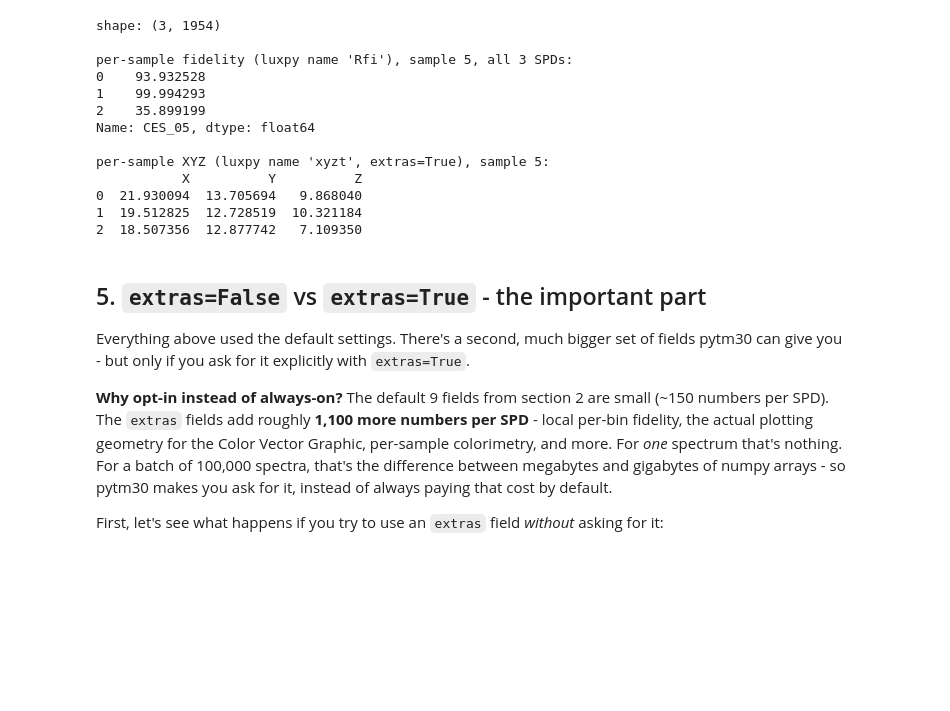
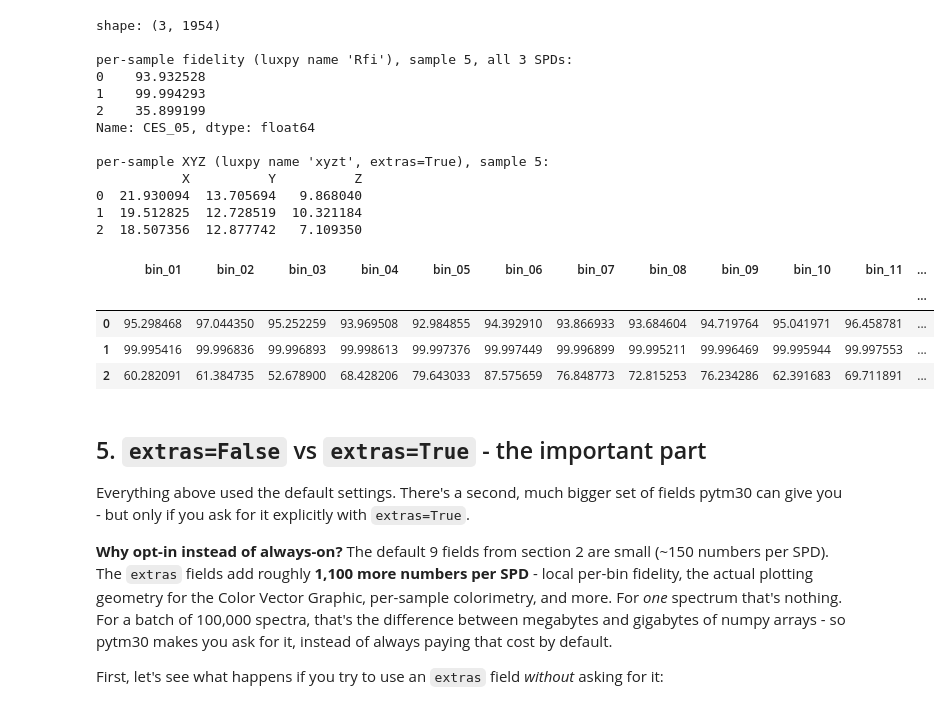
Before and after one commit to xylophoneengine/PyTM30, a Jupyter notebook: notebooks/pytm30_tutorial.ipynb, the cells around one changed output. Drawn from its saved outputs; the diff is of its cells as text; code cells hidden in the pictures; blank space fills up the shorter version.

```diff
--- a/notebooks/pytm30_tutorial.ipynb
+++ b/notebooks/pytm30_tutorial.ipynb
@@ -181,6 +181,14 @@ per-sample XYZ (luxpy name 'xyzt', extras=True), sample 5:
 0  21.930094  13.705694   9.868040
 1  19.512825  12.728519  10.321184
 2  18.507356  12.877742   7.109350
+# %%
+mi_df["Rfhj"]
+# %% [output]
+|  | bin_01 | bin_02 | bin_03 | bin_04 | bin_05 | bin_06 | bin_07 | bin_08 | bin_09 | bin_10 | bin_11 | ... |
+|  |  |  |  |  |  |  |  |  |  |  |  | ... |
+| 0 | 95.298468 | 97.044350 | 95.252259 | 93.969508 | 92.984855 | 94.392910 | 93.866933 | 93.684604 | 94.719764 | 95.041971 | 96.458781 | ... |
+| 1 | 99.995416 | 99.996836 | 99.996893 | 99.998613 | 99.997376 | 99.997449 | 99.996899 | 99.995211 | 99.996469 | 99.995944 | 99.997553 | ... |
+| 2 | 60.282091 | 61.384735 | 52.678900 | 68.428206 | 79.643033 | 87.575659 | 76.848773 | 72.815253 | 76.234286 | 62.391683 | 69.711891 | ... |
 # %% [markdown]
 ## 5. `extras=False` vs `extras=True` - the important part
 
```
Also changed, not shown: parts of 9 cells of this notebook, 7 other files.
